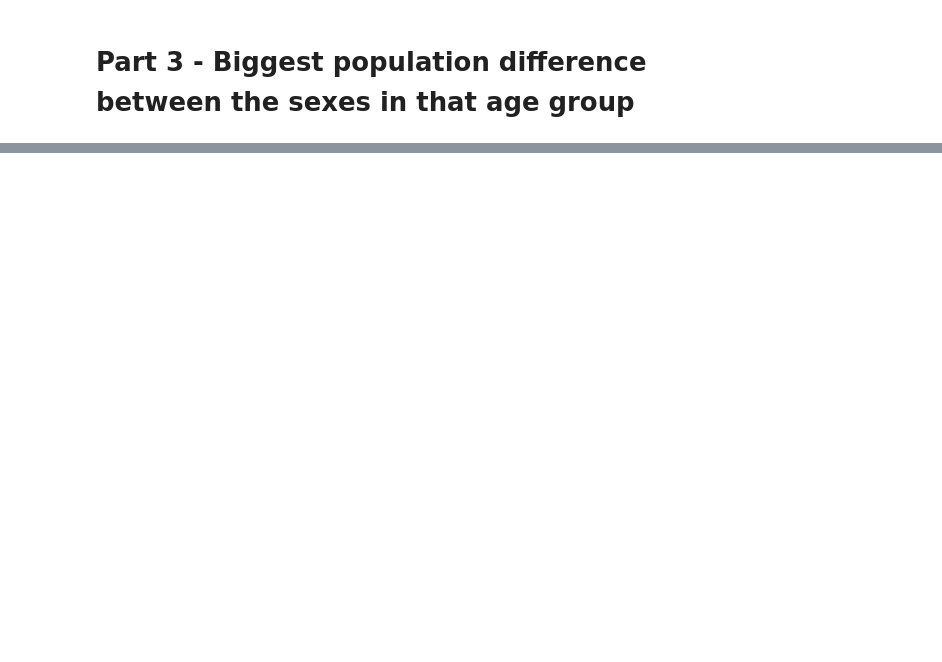
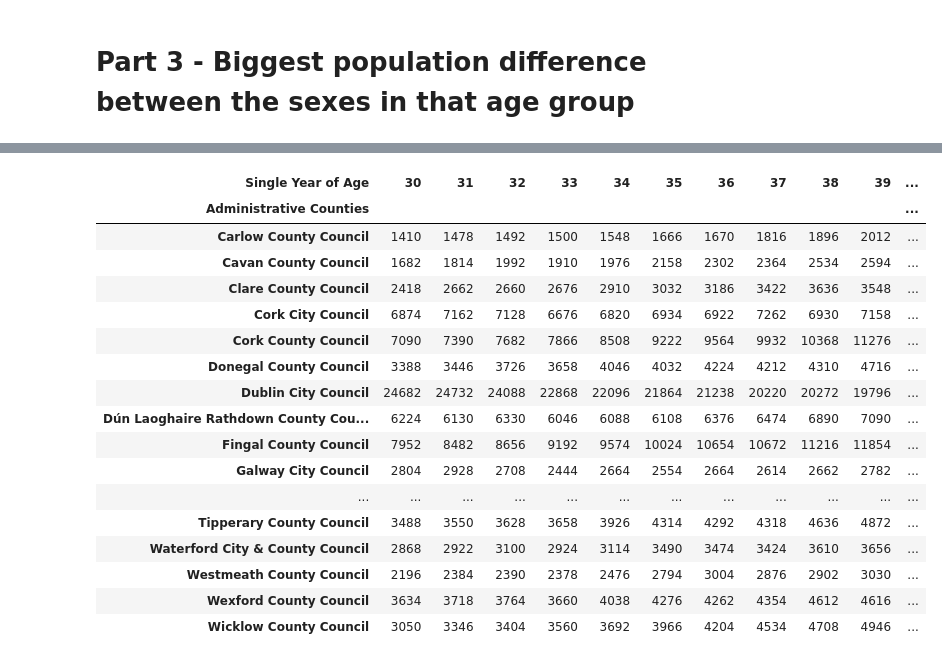
Before and after one commit to marianemcgrath/pfda, a Jupyter notebook: assignment/assignment05_population.ipynb, the cells around one changed output, grey strips where cells are left out. Saved outputs shown, nothing was run; the diff lists cells and outputs as text; code cells hidden in the pictures; blank space fills up the shorter version.

```diff
--- a/assignment/assignment05_population.ipynb
+++ b/assignment/assignment05_population.ipynb
@@ -38,2 +176,12 @@ Write that code that would group the people within 5 years of that age together,
 
 Calculate the population difference between the sexes in that age group.
+# %%
+# Calculating the total population within a specific age range (e.g., 30-40 years)
+target_age = 35
+
+# Filtering the DataFrame for the target age range, then grouping by sex and summing the values
+group = df[(df["Single Year of Age"] >= target_age - 5) & (df["Single Year of Age"] <= target_age + 5)]
+grouped = group.groupby("Sex")["VALUE"].sum()
+
+# Display the results
+display(grouped)
@@ -41,0 +208,23 @@ Calculate the population difference between the sexes in that age group.
+# %%
+# And for this part, firstly, we'll take a look at population by region and ages (e.g. 30-40 years)
+by_region = group.groupby(["Administrative Counties", "Single Year of Age"])["VALUE"].sum().unstack()
+display(by_region)
+# %% [output]
+| Single Year of Age | 30 | 31 | 32 | 33 | 34 | 35 | 36 | 37 | 38 | 39 | ... |
+| Administrative Counties |  |  |  |  |  |  |  |  |  |  | ... |
+| Carlow County Council | 1410 | 1478 | 1492 | 1500 | 1548 | 1666 | 1670 | 1816 | 1896 | 2012 | ... |
+| Cavan County Council | 1682 | 1814 | 1992 | 1910 | 1976 | 2158 | 2302 | 2364 | 2534 | 2594 | ... |
+| Clare County Council | 2418 | 2662 | 2660 | 2676 | 2910 | 3032 | 3186 | 3422 | 3636 | 3548 | ... |
+| Cork City Council | 6874 | 7162 | 7128 | 6676 | 6820 | 6934 | 6922 | 7262 | 6930 | 7158 | ... |
+| Cork County Council | 7090 | 7390 | 7682 | 7866 | 8508 | 9222 | 9564 | 9932 | 10368 | 11276 | ... |
+| Donegal County Council | 3388 | 3446 | 3726 | 3658 | 4046 | 4032 | 4224 | 4212 | 4310 | 4716 | ... |
+| Dublin City Council | 24682 | 24732 | 24088 | 22868 | 22096 | 21864 | 21238 | 20220 | 20272 | 19796 | ... |
+| Dún Laoghaire Rathdown County Cou... | 6224 | 6130 | 6330 | 6046 | 6088 | 6108 | 6376 | 6474 | 6890 | 7090 | ... |
+| Fingal County Council | 7952 | 8482 | 8656 | 9192 | 9574 | 10024 | 10654 | 10672 | 11216 | 11854 | ... |
+| Galway City Council | 2804 | 2928 | 2708 | 2444 | 2664 | 2554 | 2664 | 2614 | 2662 | 2782 | ... |
+| ... | ... | ... | ... | ... | ... | ... | ... | ... | ... | ... | ... |
+| Tipperary County Council | 3488 | 3550 | 3628 | 3658 | 3926 | 4314 | 4292 | 4318 | 4636 | 4872 | ... |
+| Waterford City & County Council | 2868 | 2922 | 3100 | 2924 | 3114 | 3490 | 3474 | 3424 | 3610 | 3656 | ... |
+| Westmeath County Council | 2196 | 2384 | 2390 | 2378 | 2476 | 2794 | 3004 | 2876 | 2902 | 3030 | ... |
+| Wexford County Council | 3634 | 3718 | 3764 | 3660 | 4038 | 4276 | 4262 | 4354 | 4612 | 4616 | ... |
+| Wicklow County Council | 3050 | 3346 | 3404 | 3560 | 3692 | 3966 | 4204 | 4534 | 4708 | 4946 | ... |
```
Also changed, not shown: parts of 14 cells of this notebook, 4 other files.
